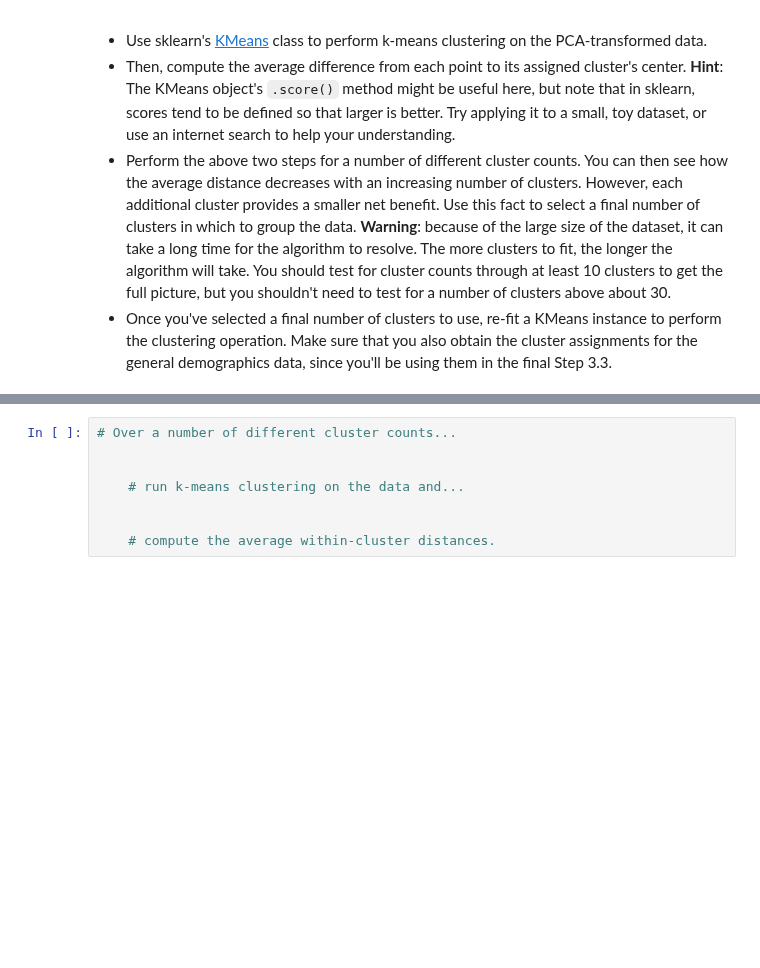
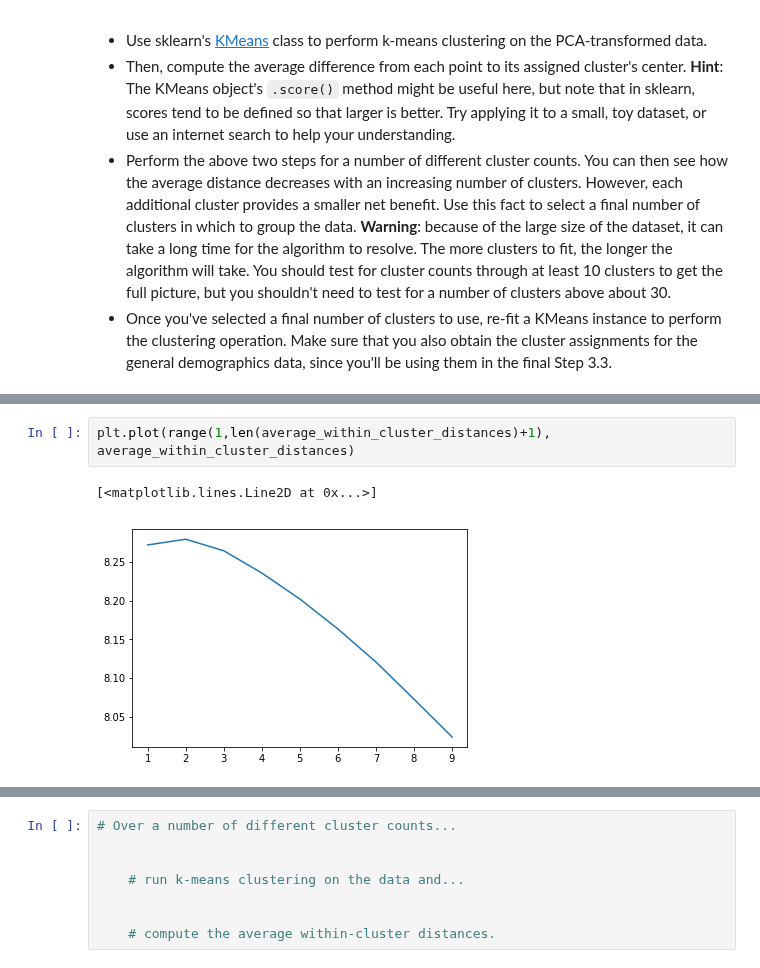
Before and after one commit to jeff-daniels/Udacity-Machine-Learning-Introduction-Nanodegree, a Jupyter notebook: Project 3: Identify Customer Segments/Identify_Customer_Segments.ipynb, the cells around one changed output, grey strips where cells are left out. Drawn from its saved outputs; the diff is of its cells as text; blank space fills up the shorter version.

```diff
--- a/Project 3: Identify Customer Segments/Identify_Customer_Segments.ipynb
+++ b/Project 3: Identify Customer Segments/Identify_Customer_Segments.ipynb
@@ -1063,0 +1146,5 @@ You've assessed and cleaned the demographics data, then scaled and transformed t
+# %%
+plt.plot(range(1,len(average_within_cluster_distances)+1), average_within_cluster_distances)
+# %% [output]
+[<matplotlib.lines.Line2D at 0x...>]
+[figure, added]
```
Also changed, not shown: parts of 18 cells of this notebook.
